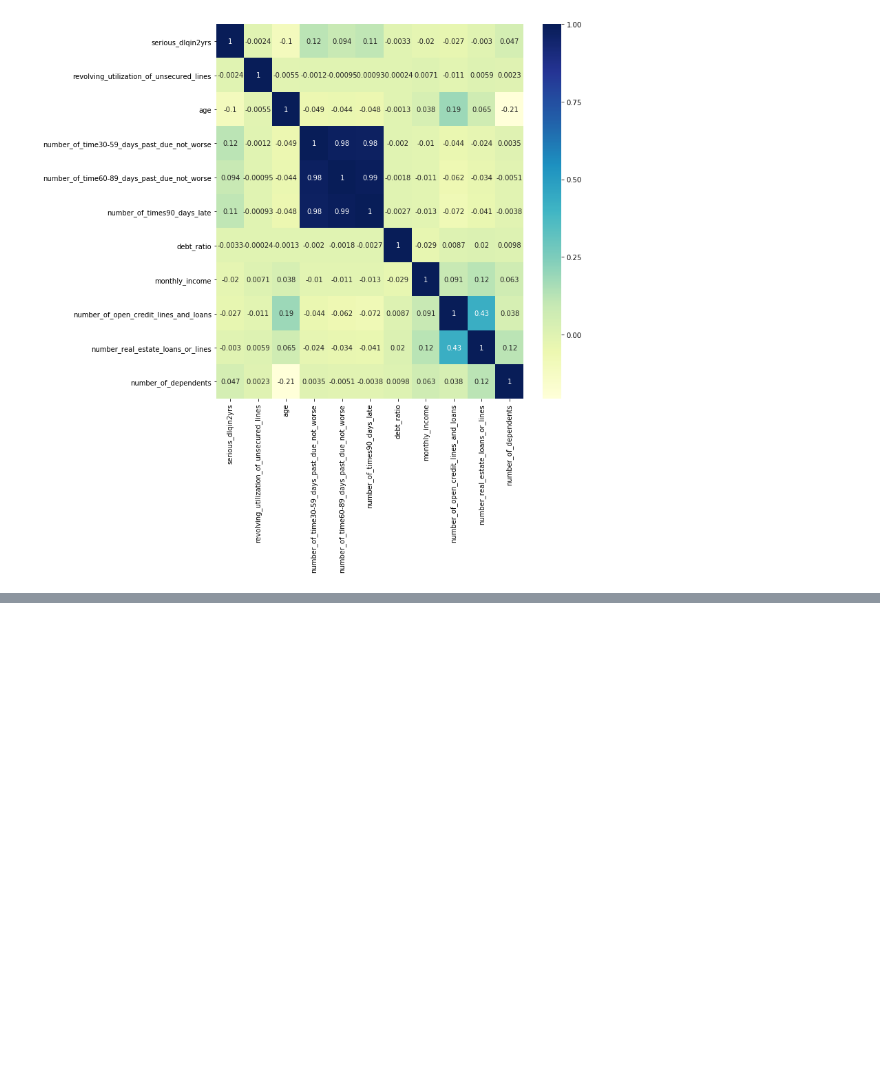
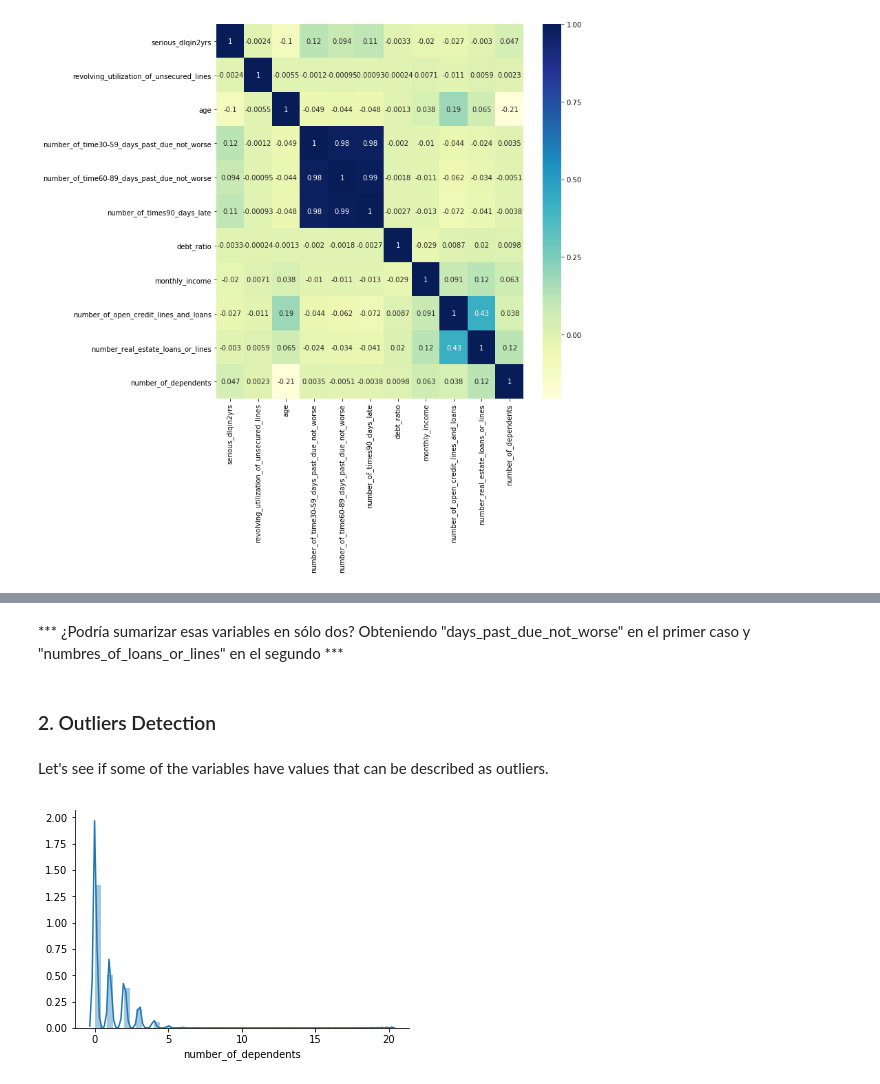
Before and after one commit to yaninaiberra/Fligoo_EDA, a Jupyter notebook: Fligoo_TechInterview_Credit.ipynb, the cells around one changed output, grey strips where cells are left out. Drawn from its saved outputs; the diff is of its cells as text; code cells hidden in the pictures; blank space fills up the shorter version.

```diff
--- a/Fligoo_TechInterview_Credit.ipynb
+++ b/Fligoo_TechInterview_Credit.ipynb
@@ -446,0 +478,11 @@ sns.heatmap(corr, cmap='YlGnBu', annot=True);
+# %% [markdown]
+*** ¿Podría sumarizar esas variables en sólo dos? Obteniendo "days_past_due_not_worse" en el primer caso y "numbres_of_loans_or_lines" en el segundo ***
+# %% [markdown]
+### 2. Outliers Detection
+# %% [markdown]
+Let's see if some of the variables have values that can be described as outliers.
+# %%
+sns.distplot(borrowers_dropna['number_of_dependents'])
+sns.despine()
+# %% [output]
+[figure, added]
```
Also changed, not shown: parts of 26 cells of this notebook.
